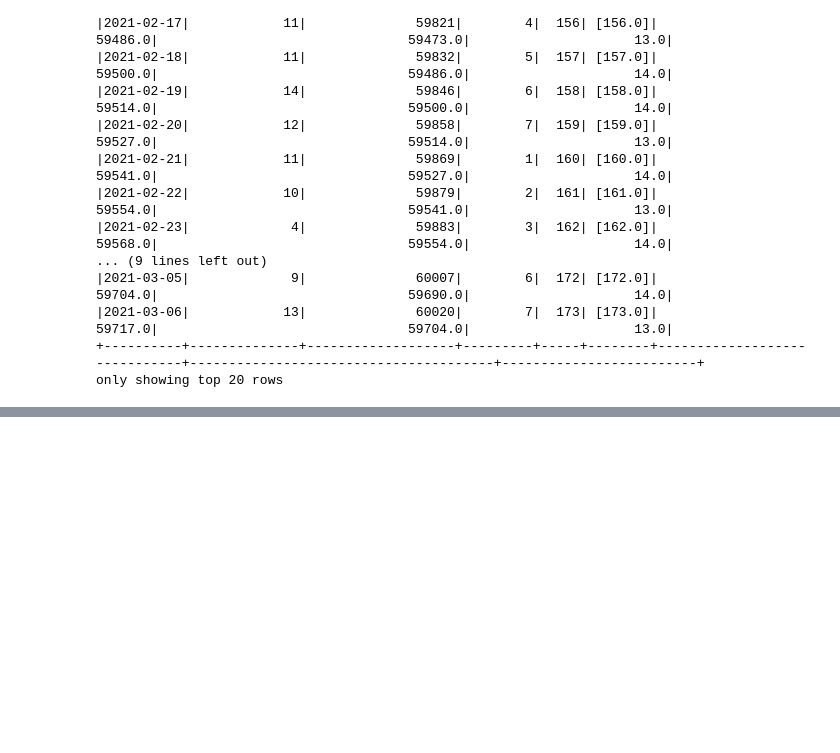
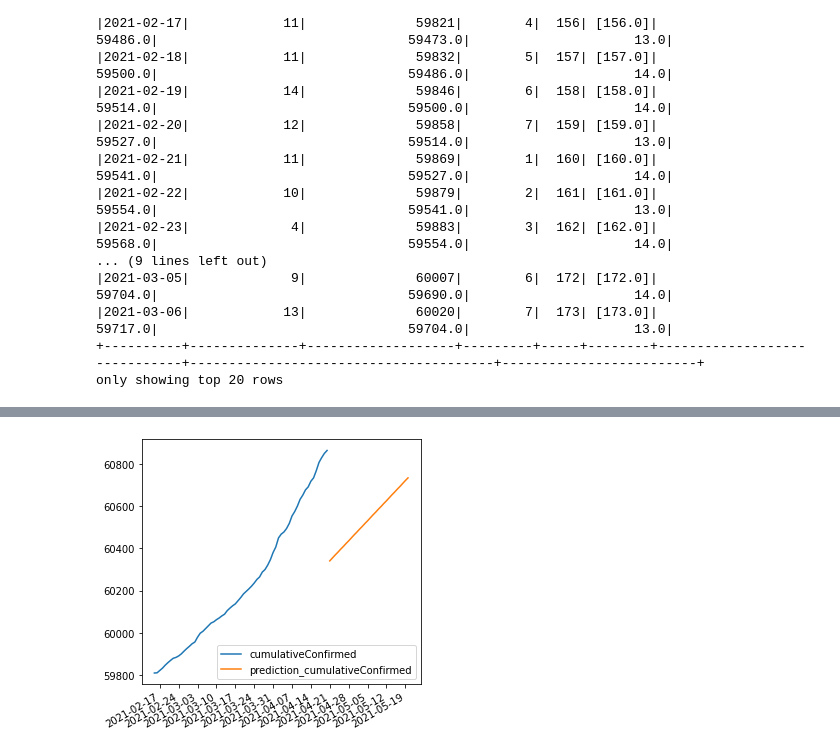
Before and after one commit to erekjiang/BigData_SafeEntry_Analytics, a Jupyter notebook: App/model_building/analyse_case_trend.ipynb, the cells around one changed output, grey strips where cells are left out. Cells and saved outputs as stored; diff of their text form; code cells hidden in the pictures; blank space fills up the shorter version.

```diff
--- a/App/model_building/analyse_case_trend.ipynb
+++ b/App/model_building/analyse_case_trend.ipynb
@@ -312,0 +415,19 @@ plt.show()
+# %%
+#compare predicted cumulative confirmed vs actual
+forcast_pd = forcast_df_sub.toPandas()
+
+fig, ax = plt.subplots()
+
+fmt_day = mdates.DayLocator(interval=7)
+ax.xaxis.set_major_locator(fmt_day)
+
+plt.plot( 'date', 'cumulativeConfirmed', data=predictionsPandas, marker='')
+plt.plot( 'date', 'prediction_cumulativeConfirmed', data=forcast_pd, marker='')
+
+fig.autofmt_xdate()
+# show legend
+plt.legend()
+# show graph
+plt.show()
+# %% [output]
+[figure, added]
```
Also changed, not shown: parts of 12 cells of this notebook.
